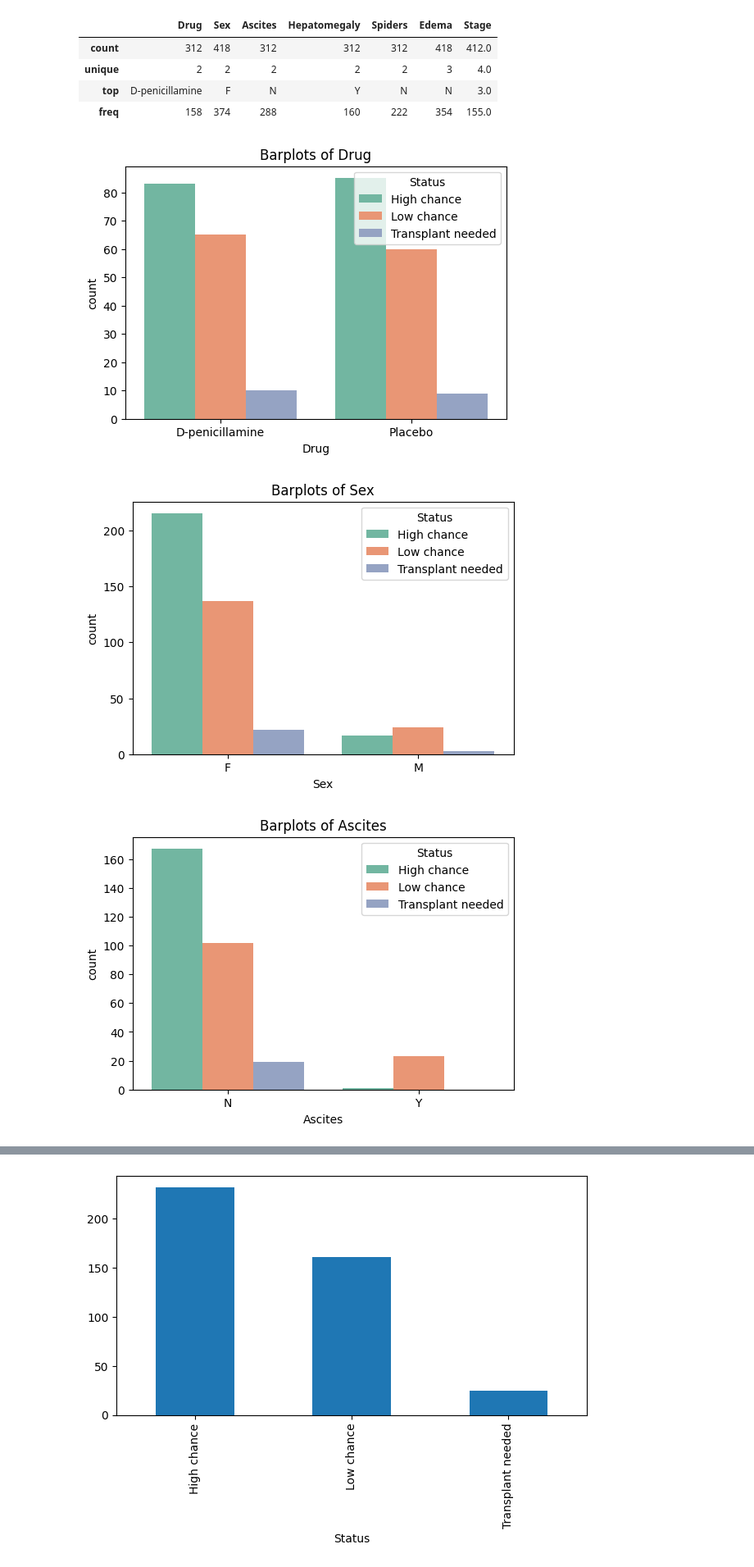
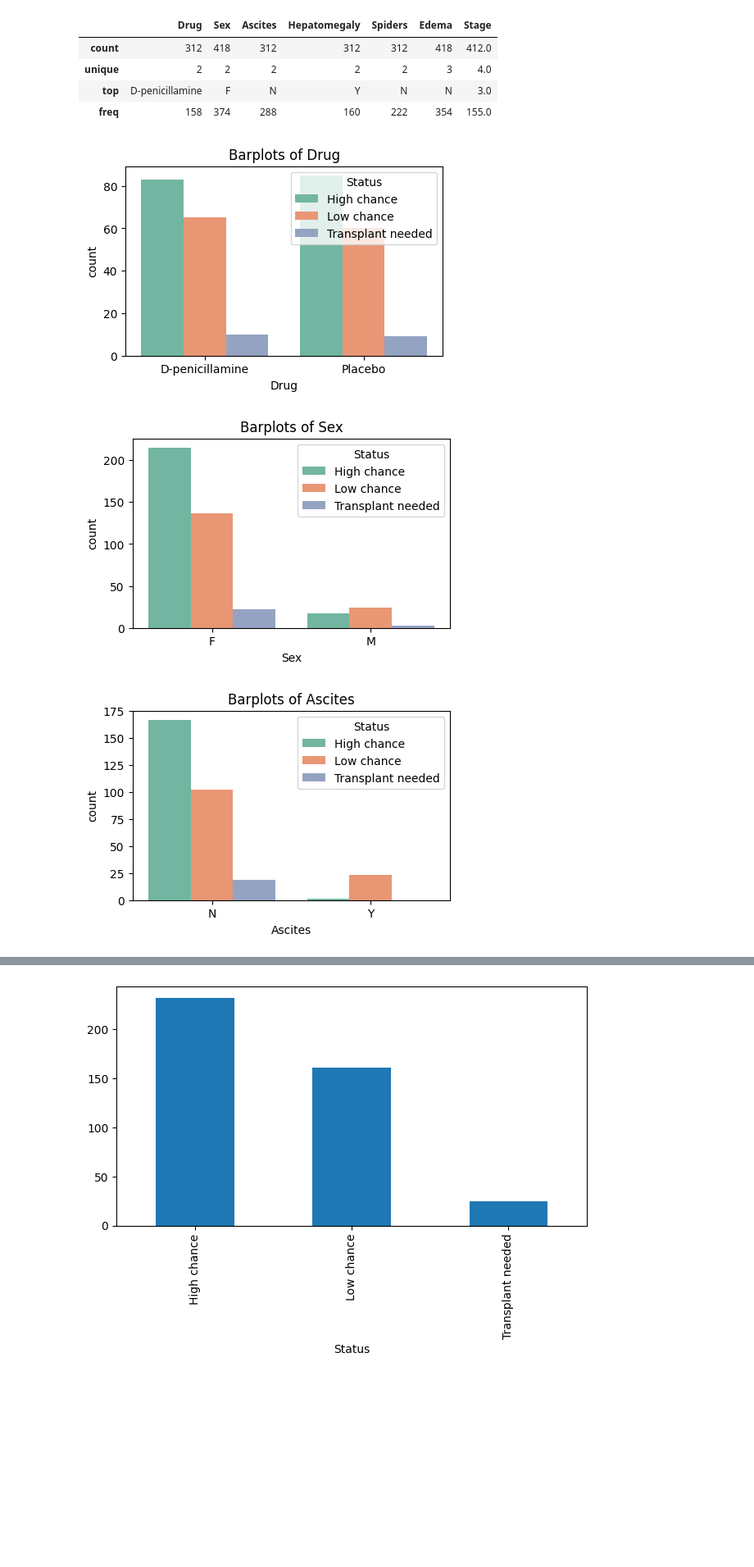
Before and after one commit to cletopellegrino/Cirrhosis-Survival-Prediction-2.0, a Jupyter notebook: EDA.ipynb, the cells around one changed output, grey strips where cells are left out. Shown: that part at 82% size. Saved outputs shown, nothing was run; the diff lists cells and outputs as text; code cells hidden in the pictures; blank space fills up the shorter version.

```diff
--- a/EDA.ipynb
+++ b/EDA.ipynb
@@ -40,23 +41,23 @@ X.describe(include="category")
 # %%
 categorical_vars = df.select_dtypes(include=['category']).columns.tolist()
 numeric_vars = df.select_dtypes(include=['float64']).columns.tolist()
 
 for var in categorical_vars:
     if var != "Status":
-        plt.figure(figsize=(6, 4))
+        plt.figure(figsize=(5, 3))
         sns.countplot(x=var, data=df, hue='Status', palette='Set2', dodge=True)
         plt.title(f'Barplots of {var}')
         plt.legend(title='Status')
         plt.show()
 
 for var in numeric_vars:
-    plt.figure(figsize=(6, 4))
+    plt.figure(figsize=(5, 3))
     for status in df['Status'].unique():
         sns.kdeplot(df[df['Status']==status][var], fill=True, label=status, alpha=0.5)
     plt.title(f'Distribution of {var}')
     plt.legend(title='Status')
     plt.show()
 # %% [output]
-[figure, old version]
+[figure, new version]
-[figure, old version]
+[figure, new version]
-[figure, old version]
+[figure, new version]
```
Also changed, not shown: parts of 4 cells of this notebook, 14 other files.
